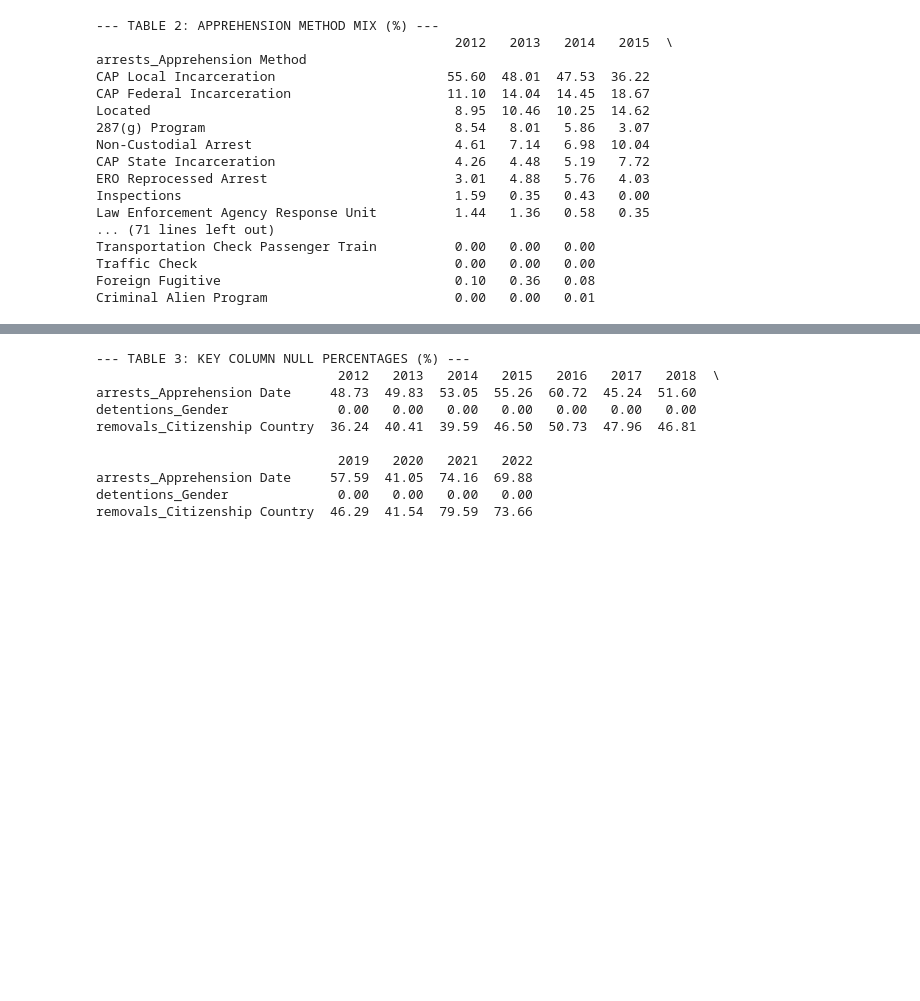
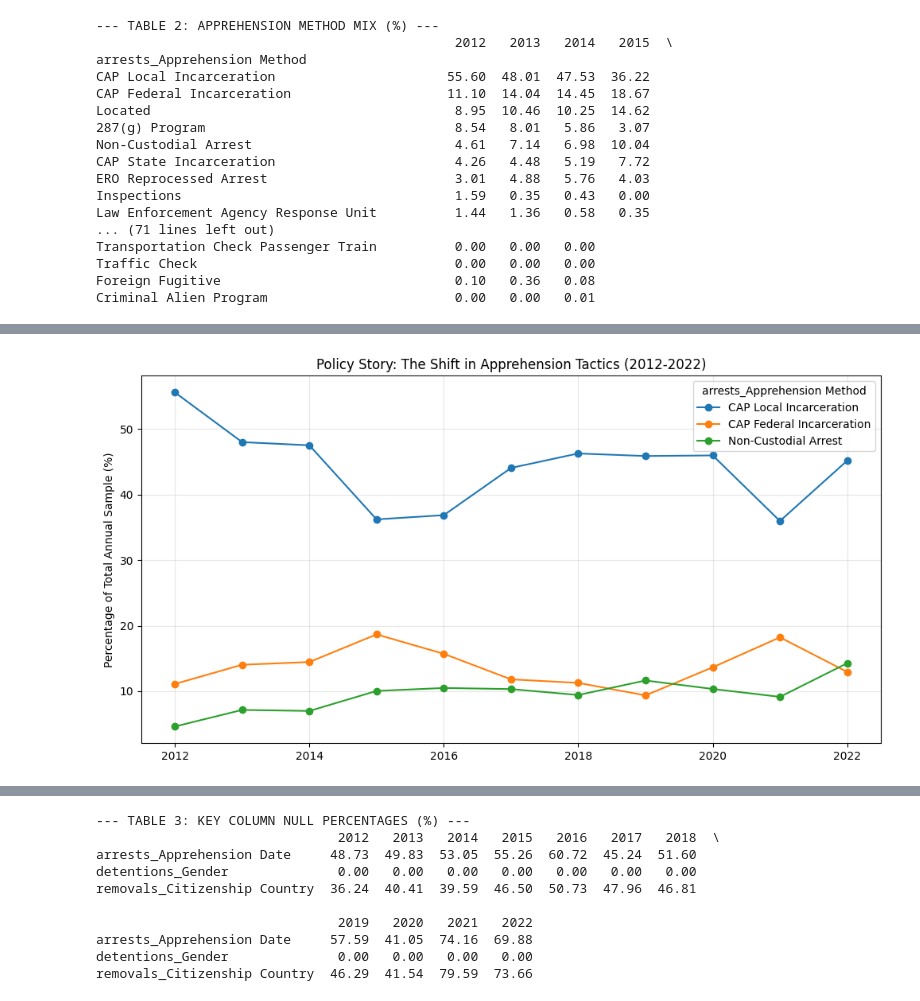
Before and after one commit to emilynnguyen1/ICE-Outcomes, a Jupyter notebook: notebooks/Cleaning-Data.ipynb, the cells around one changed output, grey strips where cells are left out. Saved outputs shown, nothing was run; the diff lists cells and outputs as text; code cells hidden in the pictures; blank space fills up the shorter version.

```diff
--- a/notebooks/Cleaning-Data.ipynb
+++ b/notebooks/Cleaning-Data.ipynb
@@ -678,0 +699,12 @@ Criminal Alien Program                        0.00   0.00   0.01
+# %%
+# Select top 3 methods to show the policy shift over time
+top_methods = ['CAP Local Incarceration', 'CAP Federal Incarceration', 'Non-Custodial Arrest']
+policy_shift = app_mix.loc[top_methods].T
+
+policy_shift.plot(kind='line', marker='o', figsize=(12,6))
+plt.title("Policy Story: The Shift in Apprehension Tactics (2012-2022)")
+plt.ylabel("Percentage of Total Annual Sample (%)")
+plt.grid(True, alpha=0.3)
+plt.savefig('policy_tactic_shift.png')
+# %% [output]
+[figure, added]
```
Also changed, not shown: parts of 5 cells of this notebook.
